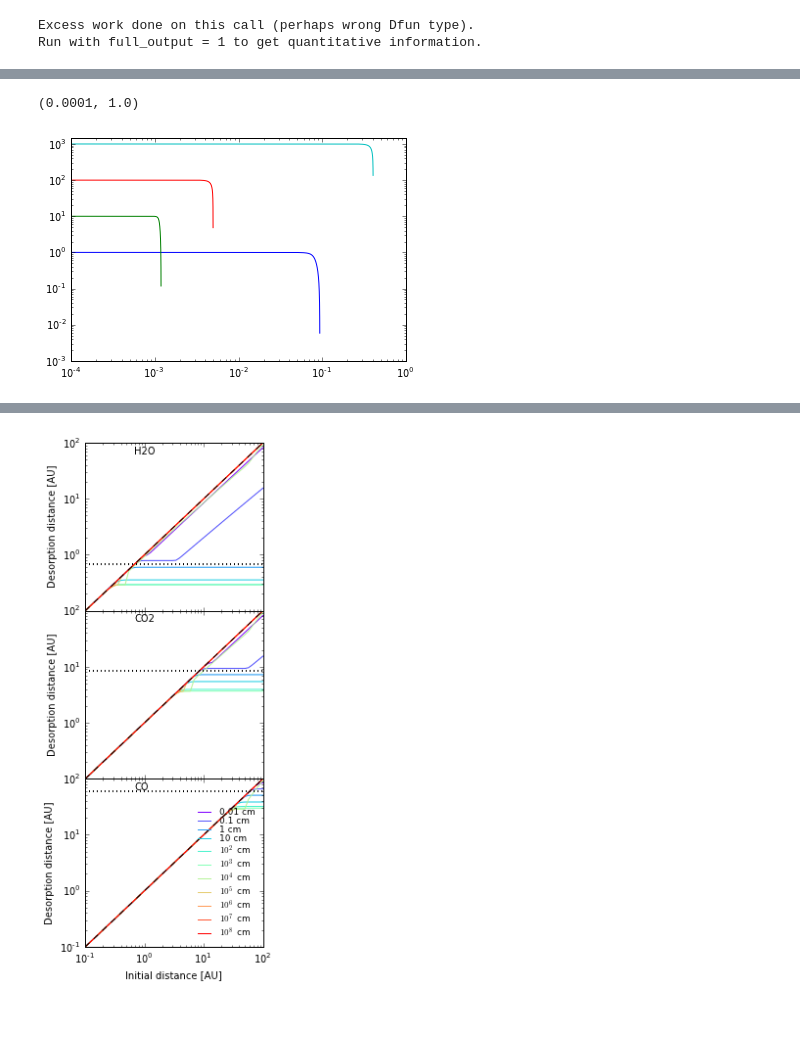
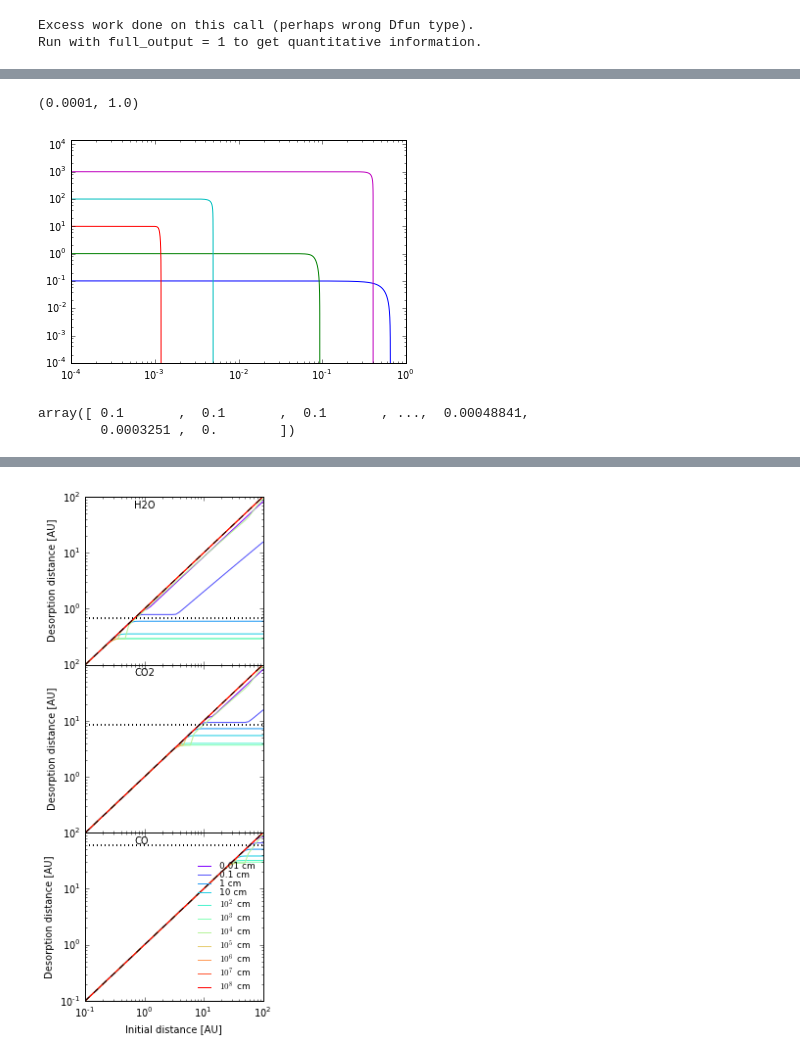
Before and after one commit to apiso/Thesis, a Jupyter notebook: python/CO_plots_new-Copy2.ipynb, the cells around one changed output, grey strips where cells are left out. Drawn from its saved outputs; the diff is of its cells as text; code cells hidden in the pictures; blank space fills up the shorter version.

```diff
--- a/python/CO_plots_new-Copy2.ipynb
+++ b/python/CO_plots_new-Copy2.ipynb
@@ -338,6 +338,8 @@ a, arr10 = x0
 s10 =[]
 for i in range(50):
     s10 = append(s10, arr10[i, :, 1][-1])
+# %%
+t10, a10, s10 = rf(1, 0.1, 18, 5800, rhos = 2.0, mu = 2.3, Sigma0 = 2e3, betaS = 1., npts = 1e5, nptsin = 1e5, vphi = 0)
 # %%
 t11, a11, s11 = rf(1, 1, 18, 5800, rhos = 2.0, mu = 2.3, Sigma0 = 2e3, betaS = 1., npts = 1e5, nptsin = 1e5, vphi = 0)
 t110, a110, s110 = rf(1, 10, 18, 5800, rhos = 2.0, mu = 2.3, Sigma0 = 2e3, betaS = 1., npts = 1e5, nptsin = 1e5, vphi = 0)
@@ -346,10 +550,17 @@ t11000, a11000, s11000 = rf(1, 1000, 18, 5800, rhos = 2.0, mu = 2.3, Sigma0 = 2e
 # %%
-plt.loglog(t11 / (365 * 3600 * 24 * 1e6), s11)
-plt.plot(t110 / (365 * 3600 * 24 * 1e6), s110)
-plt.plot(t1100 / (365 * 3600 * 24 * 1e6), s1100)
-plt.plot(t11000 / (365 * 3600 * 24 * 1e6), s11000)
-plt.ylim(ymax = 1.5e3)
+plt.loglog(t10 / (365 * 3600 * 24 * 1e6), append(s10[:-1], 1e-4))
+plt.loglog(t11 / (365 * 3600 * 24 * 1e6), append(s11[:-1], 1e-4))
+plt.plot(t110 / (365 * 3600 * 24 * 1e6), append(s110[:-1], 1e-4))
+plt.plot(t1100 / (365 * 3600 * 24 * 1e6), append(s1100[:-1], 1e-4))
+plt.plot(t11000 / (365 * 3600 * 24 * 1e6), append(s11000[:-1], 1e-4))
+#plt.plot(t110000 / (365 * 3600 * 24 * 1e6), s110000)
+plt.ylim(ymax = 1.5e4)
 plt.xlim(xmin = 1e-4)
 # %% [output]
 (0.0001, 1.0)
-[figure, old version]
+[figure, new version]
+# %%
+s10
+# %% [output]
+array([ 0.1       ,  0.1       ,  0.1       , ...,  0.00048841,
+        0.0003251 ,  0.        ])
```
Also changed, not shown: parts of 17 cells of this notebook, 12 other files.
